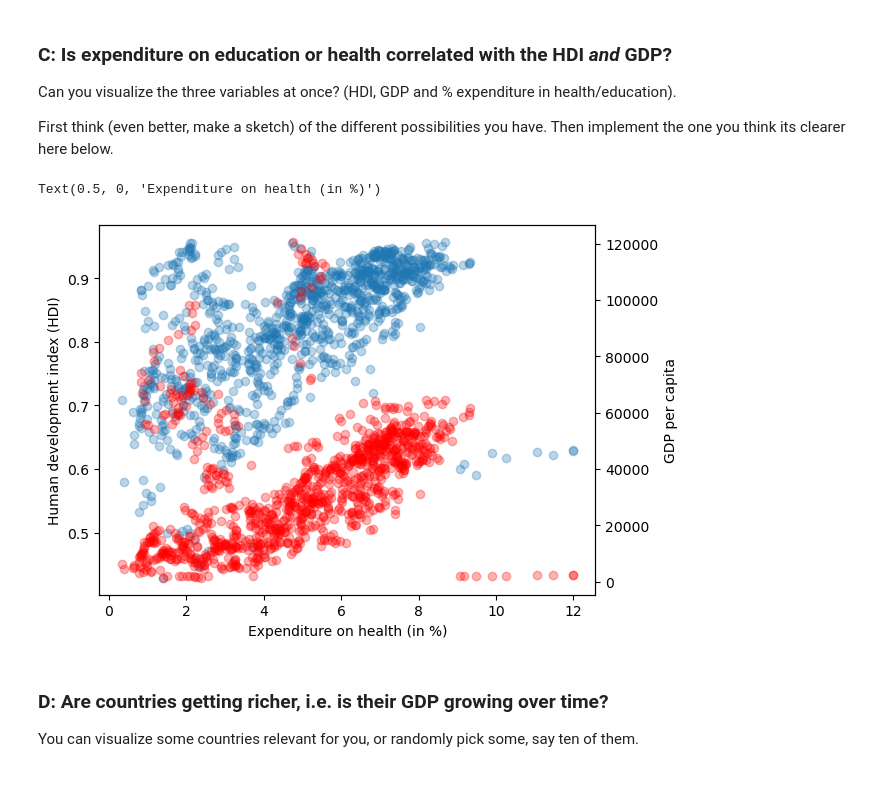
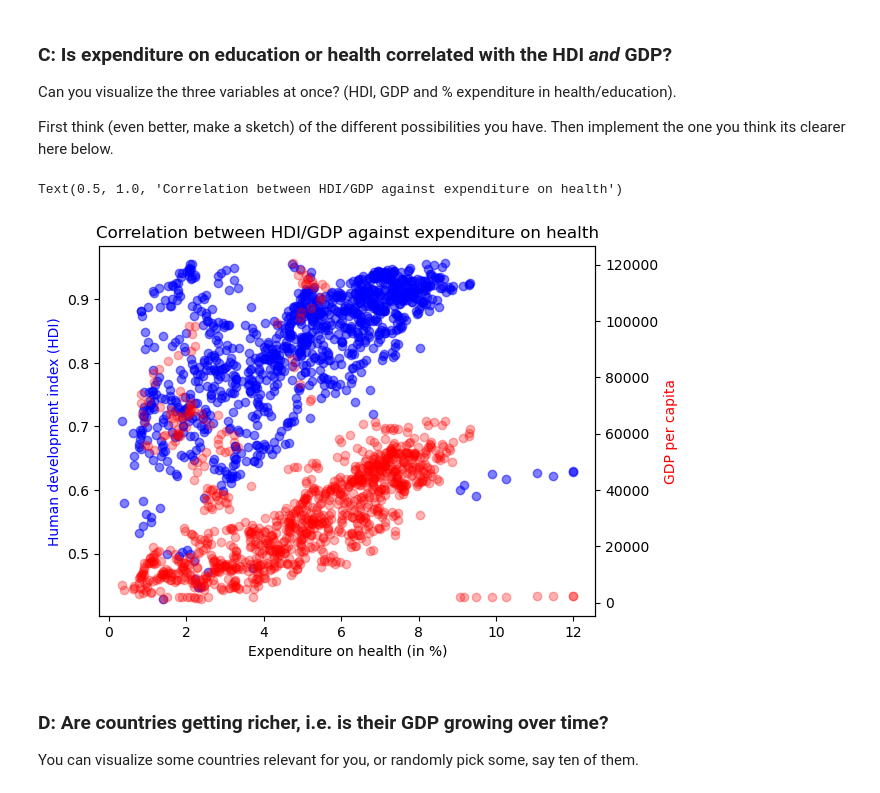
Before and after one commit to ASPP/2023-heraklion-dataviz, a Jupyter notebook: exercise-2.ipynb, the cells around one changed output. Saved outputs shown, nothing was run; the diff lists cells and outputs as text; code cells hidden in the pictures.

Commit message:
addded colors on axis and title

```diff
--- a/exercise-2.ipynb
+++ b/exercise-2.ipynb
@@ -93,16 +93,17 @@ First think (even better, make a sketch) of the different possibilities you have
 # %%
 fig,ax = plt.subplots()
 
 ax2 = ax.twinx()
 
-ax.scatter(df['Expenditure on health'],df['HDI'],alpha=0.3)
-ax.set_ylabel('Human development index (HDI)')
-ax2.scatter(df['Expenditure on health'],df['GDP per capita'],color = 'red',alpha=0.3)
-ax2.set_ylabel('GDP per capita')
+ax.scatter(df['Expenditure on health'],df['HDI'],alpha=0.5,color='blue')
+ax.set_ylabel('Human development index (HDI)',color = 'blue')
+ax2.scatter(df['Expenditure on health'],df['GDP per capita'],color = 'red',alpha=0.5)
+ax2.set_ylabel('GDP per capita',color='red')
 ax.set_xlabel('Expenditure on health (in %)')
+ax.set_title('Correlation between HDI/GDP against expenditure on health')
 # %% [output]
-Text(0.5, 0, 'Expenditure on health (in %)')
+Text(0.5, 1.0, 'Correlation between HDI/GDP against expenditure on health')
-[figure, old version]
+[figure, new version]
 # %% [markdown]
 ### D: Are countries getting richer, i.e. is their GDP growing over time?
 
```
